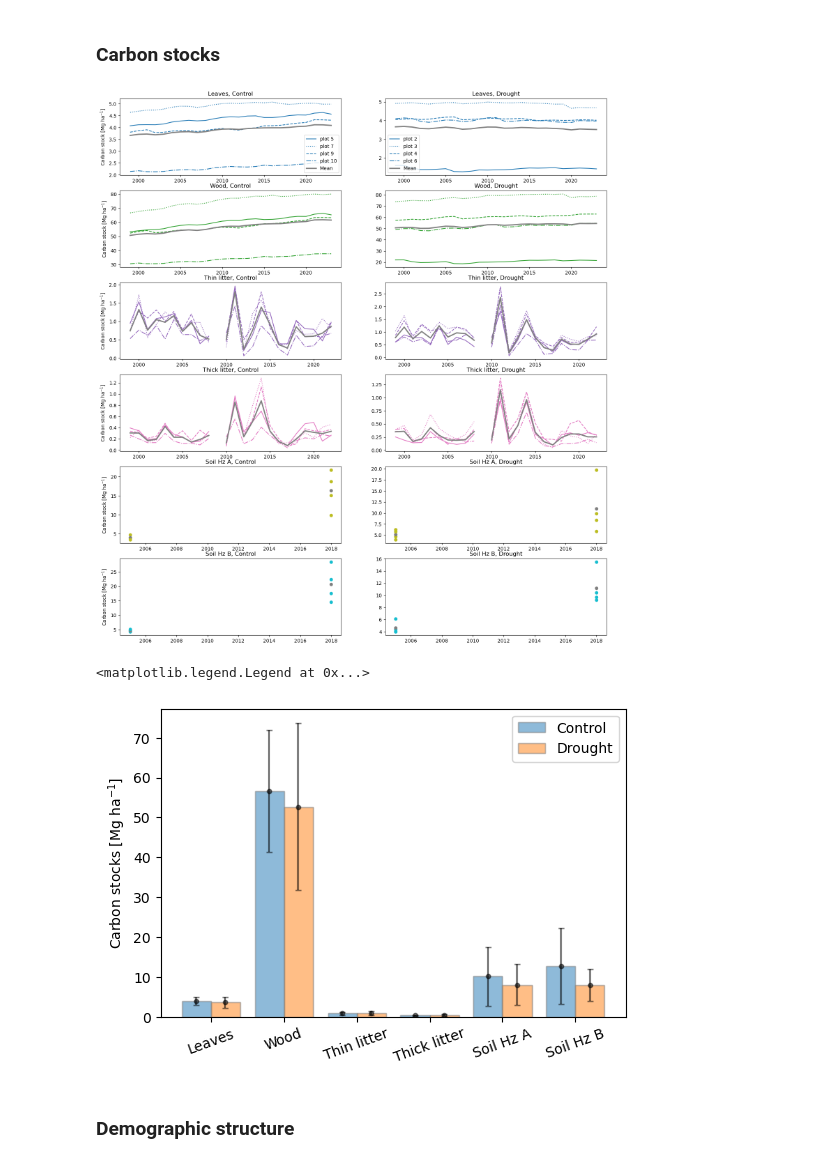
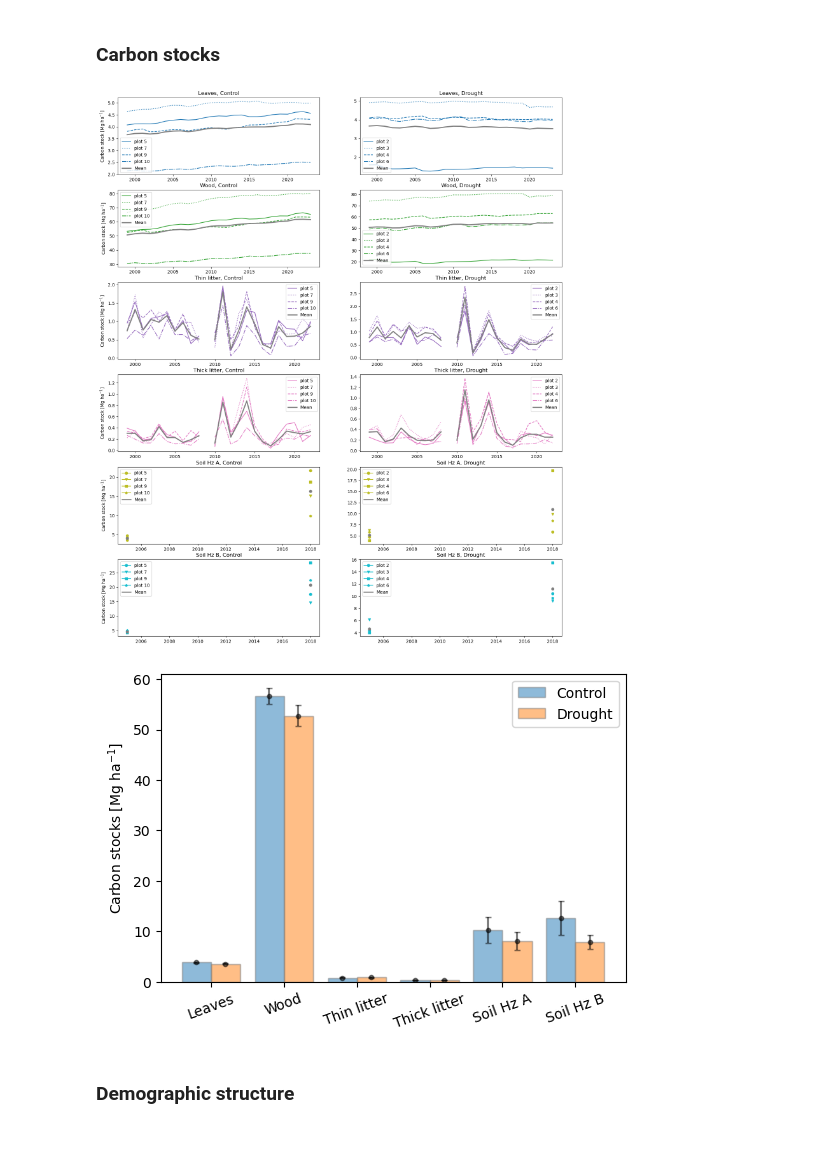
Before and after one commit to Emunozho/Model_Prades, a Jupyter notebook: Pre_analysis.ipynb, the cells around one changed output. Drawn from its saved outputs; the diff is of its cells as text; code cells hidden in the pictures.

```diff
--- a/Pre_analysis.ipynb
+++ b/Pre_analysis.ipynb
@@ -20,42 +33,47 @@ con=pd.read_csv('Data/Prades_data_control.csv')
 dro=pd.read_csv('Data/Prades_data_drought.csv')
 # %%
 linestyle=['solid','dotted','dashed','dashdot']
+markers=['o','v','s','p']
 cmap=plt.cm.tab10
 colors=cmap(np.linspace(0,1,6))
 
-fig,axs=plt.subplots(6,2,figsize=[18,20])
+fig,axs=plt.subplots(6,2,figsize=[18,22])
 for j in range(6):
     for i in range(4):
-        axs[j,0].plot(con[con.Plot==control[i]].Year,con[con.Plot==control[i]][con.columns[j+2]],color=colors[j],linestyle=linestyle[i],label='plot '+str(control[i]))
-        axs[j,1].plot(dro[dro.Plot==drought[i]].Year,dro[dro.Plot==drought[i]][dro.columns[j+2]],color=colors[j],linestyle=linestyle[i],label='plot '+str(drought[i]))
-# Means
+        if j<=3:
+            axs[j,0].plot(con[con.Plot==control[i]].Year,con[con.Plot==control[i]][con.columns[j+2]],color=colors[j],linestyle=linestyle[i],label='plot '+str(control[i]))
+            axs[j,1].plot(dro[dro.Plot==drought[i]].Year,dro[dro.Plot==drought[i]][dro.columns[j+2]],color=colors[j],linestyle=linestyle[i],label='plot '+str(drought[i]))
+        else:
+            axs[j,0].plot(con[con.Plot==control[i]].Year,con[con.Plot==control[i]][con.columns[j+2]],marker=markers[i],color=colors[j],label='plot '+str(control[i]))
+            axs[j,1].plot(dro[dro.Plot==drought[i]].Year,dro[dro.Plot==drought[i]][dro.columns[j+2]],marker=markers[i],color=colors[j],label='plot '+str(drought[i]))
+
+        # Means
         if i==3:
             w=con[['Year',con.columns[j+2]]]
             mean=np.zeros(25)
             for k in range(1999,2024):mean[k-1999]=w[w.Year==k].mean().iloc[1]
             axs[j,0].plot(con[con.Plot==control[0]].Year,mean,color='gray',label='Mean',linewidth=2.5)
             if j>3:axs[j,0].plot(con[con.Plot==control[0]].Year,mean,'o',color='gray')
 
             w=dro[['Year',dro.columns[j+2]]]
             mean=np.zeros(25)
             for k in range(1999,2024):mean[k-1999]=w[w.Year==k].mean().iloc[1]
             axs[j,1].plot(dro[dro.Plot==drought[0]].Year,mean,color='gray',label='Mean',linewidth=2.5)
             if j>3:axs[j,1].plot(dro[dro.Plot==drought[0]].Year,mean,'o',color='gray')
 
-        axs[j,0].set_title(str(con.columns[j+2])+', Control'); axs[j,1].set_title(str(dro.columns[j+2])+', Drought')
-        axs[j,0].set_ylabel('Carbon stock [Mg ha$^{-1}$]')
-        if j>3:
-            axs[j,0].plot(con[con.Plot==control[i]].Year,con[con.Plot==control[i]][con.columns[j+2]],'o',color=colors[j],label='plot '+str(control[i]),linestyle=linestyle[i])
-            axs[j,1].plot(dro[dro.Plot==drought[i]].Year,dro[dro.Plot==drought[i]][dro.columns[j+2]],'o',color=colors[j],linestyle=linestyle[i],label='plot '+str(drought[i]))
-    if j==0:axs[j,0].legend();axs[j,1].legend()
+    axs[j,0].legend();axs[j,1].legend()
+    axs[j,0].set_title(str(con.columns[j+2])+', Control'); axs[j,1].set_title(str(dro.columns[j+2])+', Drought')
+    axs[j,0].set_ylabel('Carbon stock [Mg ha$^{-1}$]')
+
+fig.savefig('Figures/Base_Carbon_stocks_timeseries.pdf',bbox_inches="tight")
 # %% [output]
-[figure, old version]
+[figure, new version]
 # %%
 tit=con.columns[2:]
 mm=np.zeros([2,6]); sd=np.zeros([2,6])
 for i in range(len(tit)):
-    mm[0,i]=con[tit[i]].mean(); sd[0,i]=con[tit[i]].std()
-    mm[1,i]=dro[tit[i]].mean(); sd[1,i]=dro[tit[i]].std()
+    mm[0,i]=con[tit[i]].mean(); sd[0,i]=con[tit[i]].std()/np.sqrt(len(con[~con[tit[i]].isna()]))
+    mm[1,i]=dro[tit[i]].mean(); sd[1,i]=dro[tit[i]].std()/np.sqrt(len(dro[~dro[tit[i]].isna()]))
 
 fig=plt.subplots(figsize=(6,4))
 barWidth=0.4
@@ -69,9 +87,10 @@ plt.errorbar(br2,mm[1,],sd[1,],fmt='.',color='Black',alpha=0.5,capsize=2)
 plt.ylabel('Carbon stocks [Mg ha$^{-1}$]')
 plt.xticks([r+barWidth/2 for r in range(len(tit))],tit,rotation=20)
 plt.legend()
+
+plt.savefig('Figures/Base_Carbon_stocks_mean.pdf',bbox_inches="tight")
 # %% [output]
-<matplotlib.legend.Legend at 0x...>
-[figure, old version]
+[figure, new version]
 # %% [markdown]
 ### Demographic structure
 # %%
```
Also changed, not shown: parts of 50 cells of this notebook, 30 other files.
